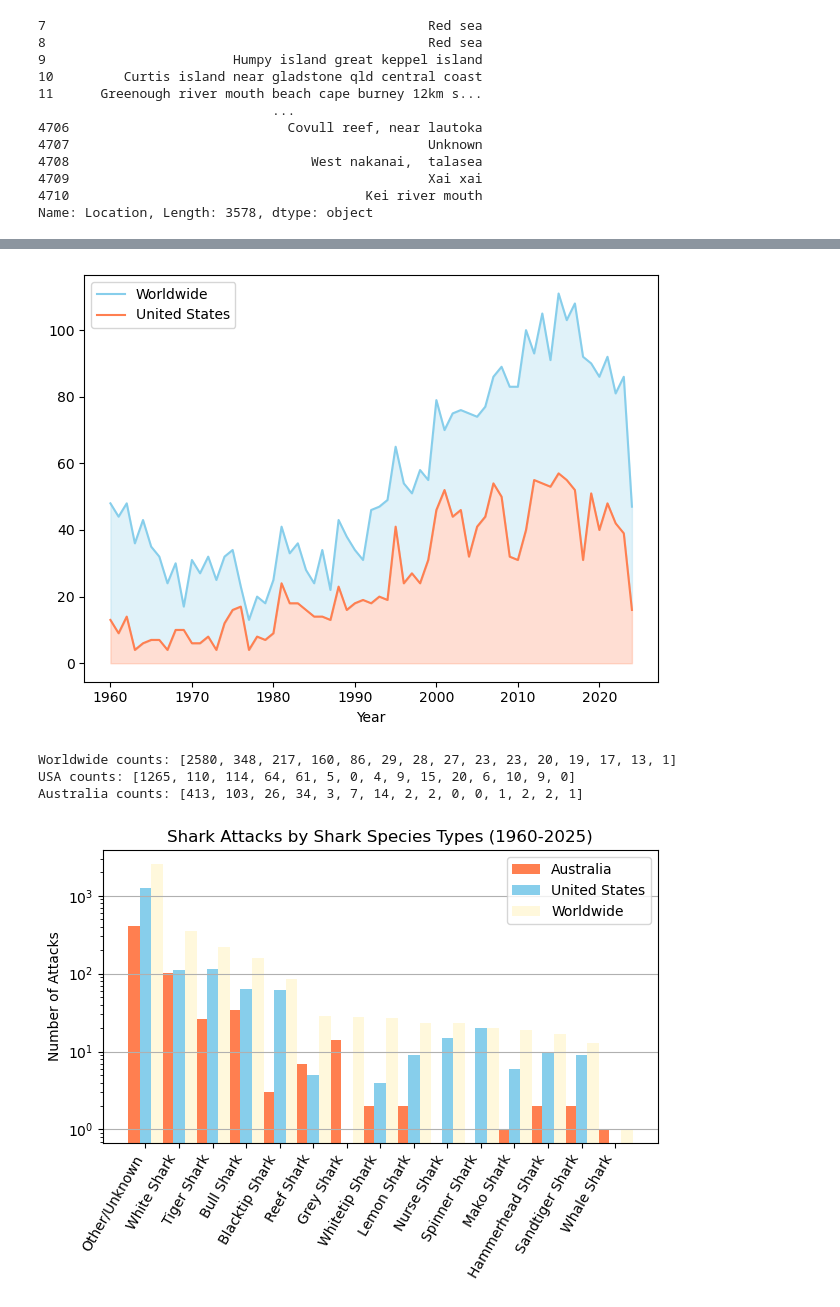
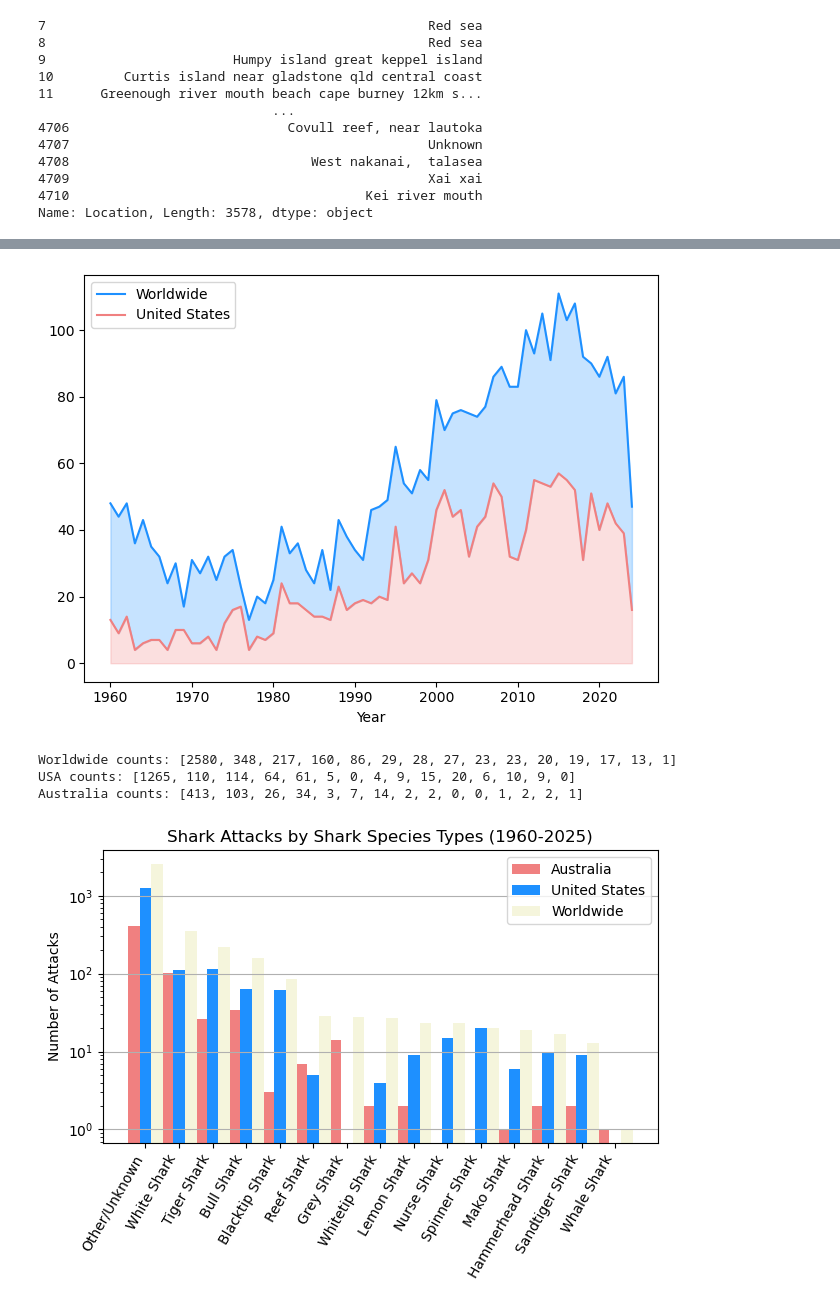
Before and after one commit to SheryllD/shark_attacks_project, a Jupyter notebook: shark_date_cleaning.ipynb, the cells around one changed output, grey strips where cells are left out. Cells and saved outputs as stored; diff of their text form; code cells hidden in the pictures.

```diff
--- a/shark_date_cleaning.ipynb
+++ b/shark_date_cleaning.ipynb
@@ -919,6 +938,3 @@ array([69, 48, 40, '60+', '?', 57, 24, 45, 61, 27, 38, 16, 33, 30, 15, 23,
        '87', 'Elderly', ' ', '21 or 26', '20 ', '>50', '18 to 22',
        '9 & 12', '9 months', '25 to 35', '23 & 26', 1, '(adult)',
        '25 or 28', '30 & 32'], dtype=object)
-# %%
-df["Age"] = df["Age"].str.strip()
-print(df["Age"].value_counts())
@@ -938,0 +941,4 @@ Name: count, Length: 112, dtype: int64
+# %%
+# Data Cleaning for the Column Age
+df["Age"] = pd.to_numeric(df["Age"], errors="coerce")
+df["Age"].describe()
@@ -1046,24 +1121,23 @@ Name: Location, Length: 3578, dtype: object
 # %%
 #Graphic Attacks by Year
-
 world_attacks_year = df["Year"].value_counts()
 world_attacks_year.sort_index(ascending=True, inplace=True)
-world_attacks_year.plot(color="skyblue", label ="Worldwide")
+world_attacks_year.plot(color="dodgerblue", label ="Worldwide")
 
 usa_attacks_year = usa_df["Year"].value_counts()
 usa_attacks_year.sort_index(ascending=True, inplace=True)
-usa_attacks_year.plot(color="coral", label ="United States")
+usa_attacks_year.plot(color="lightcoral", label ="United States")
 
 x_years = df["Year"].value_counts().sort_index().index
 
-plt.fill_between(x_years, usa_attacks_year, world_attacks_year, color="skyblue", alpha=0.25)
-plt.fill_between(x_years, usa_attacks_year, color="coral", alpha=0.25)
+plt.fill_between(x_years, usa_attacks_year, world_attacks_year, color="dodgerblue", alpha=0.25)
+plt.fill_between(x_years, usa_attacks_year, color="lightcoral", alpha=0.25)
 
 plt.legend()
 plt.tight_layout()
 plt.savefig("AttacksByYear.png")
 # %% [output]
-[figure, old version]
+[figure, new version]
 # %%
 # Ensure correct species names
 df["Species_Types"] = df["Species_Types"].str.strip()  #To remove extra spaces
@@ -1102,34 +1176,34 @@ def count_shark_species(df):
 
 # Get counts for each region
 world_all_counts = count_shark_species(df)       # Worldwide
 usa_all_counts = count_shark_species(usa_df)     # USA
 aus_all_counts = count_shark_species(aus_df)     # Australia
 
 # Print counts before plotting
 print("Worldwide counts:", world_all_counts)
 print("USA counts:", usa_all_counts)
 print("Australia counts:", aus_all_counts)
 
 # Plot bars
-plt.bar(xval - width, aus_all_counts, label="Australia", width=width, color="coral")
-plt.bar(xval, usa_all_counts, label="United States", width=width, color="skyblue")
-plt.bar(xval + width, world_all_counts, label="Worldwide", width=width, color="cornsilk")
+plt.bar(xval - width, aus_all_counts, label="Australia", width=width, color="lightcoral")
+plt.bar(xval, usa_all_counts, label="United States", width=width, color="dodgerblue")
+plt.bar(xval + width, world_all_counts, label="Worldwide", width=width, color="beige")
 
 # Format x-axis
 plt.xticks(ticks=xval, labels=sharkname, rotation=60, ha="right")
 plt.title("Shark Attacks by Shark Species Types (1960-2025)")
 plt.ylabel("Number of Attacks")
 plt.legend()
 plt.grid(axis="y")
 
 #log scale
 plt.yscale("log")
 
 plt.tight_layout()
 plt.savefig("AttacksBySpecies.png")
 plt.show()
 # %% [output]
 Worldwide counts: [2580, 348, 217, 160, 86, 29, 28, 27, 23, 23, 20, 19, 17, 13, 1]
 USA counts: [1265, 110, 114, 64, 61, 5, 0, 4, 9, 15, 20, 6, 10, 9, 0]
 Australia counts: [413, 103, 26, 34, 3, 7, 14, 2, 2, 0, 0, 1, 2, 2, 1]
-[figure, old version]
+[figure, new version]
```
Also changed, not shown: parts of 28 cells of this notebook, 10 other files.
